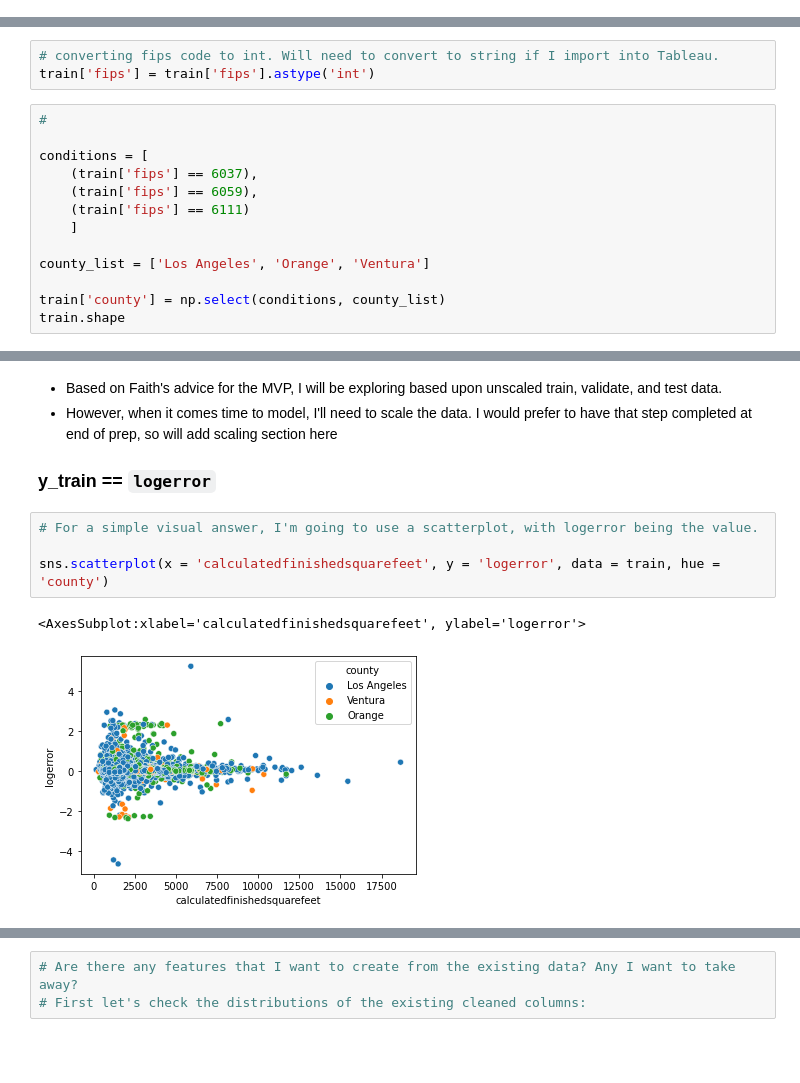
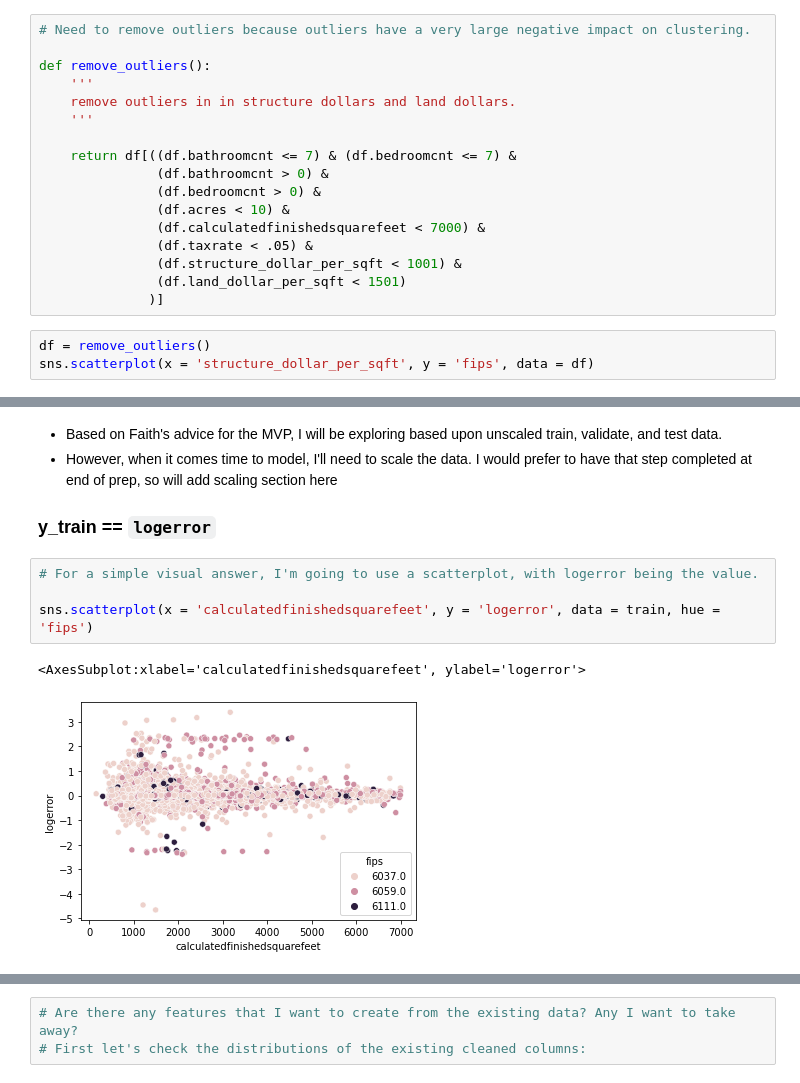
Before and after one commit to lukewbecker/clustering-project, a Jupyter notebook: zillow_mvp.ipynb, the cells around one changed output, grey strips where cells are left out. Drawn from its saved outputs; the diff is of its cells as text; blank space fills up the shorter version.

```diff
--- a/zillow_mvp.ipynb
+++ b/zillow_mvp.ipynb
@@ -145,0 +255,20 @@ df.head(2)
+# %%
+# Need to remove outliers because outliers have a very large negative impact on clustering.
+
+def remove_outliers():
+    '''
+    remove outliers in in structure dollars and land dollars.
+    '''
+
+    return df[((df.bathroomcnt <= 7) & (df.bedroomcnt <= 7) &
+               (df.bathroomcnt > 0) &
+               (df.bedroomcnt > 0) &
+               (df.acres < 10) &
+               (df.calculatedfinishedsquarefeet < 7000) &
+               (df.taxrate < .05) &
+               (df.structure_dollar_per_sqft < 1001) &
+               (df.land_dollar_per_sqft < 1501)
+              )]
+# %%
+df = remove_outliers()
+sns.scatterplot(x = 'structure_dollar_per_sqft', y = 'fips', data = df)
@@ -154,16 +371,0 @@ Shape of test df: (7837, 27)
-# %%
-# converting fips code to int. Will need to convert to string if I import into Tableau.
-train['fips'] = train['fips'].astype('int')
-# %%
-#
-
-conditions = [
-    (train['fips'] == 6037),
-    (train['fips'] == 6059),
-    (train['fips'] == 6111)
-    ]
-
-county_list = ['Los Angeles', 'Orange', 'Ventura']
-
-train['county'] = np.select(conditions, county_list)
-train.shape
@@ -231,7 +508,7 @@ dtype: int64
 # %%
 # For a simple visual answer, I'm going to use a scatterplot, with logerror being the value.
 
-sns.scatterplot(x = 'calculatedfinishedsquarefeet', y = 'logerror', data = train, hue = 'county')
+sns.scatterplot(x = 'calculatedfinishedsquarefeet', y = 'logerror', data = train, hue = 'fips')
 # %% [output]
 <AxesSubplot:xlabel='calculatedfinishedsquarefeet', ylabel='logerror'>
-[figure, old version]
+[figure, new version]
```
Also changed, not shown: parts of 84 cells of this notebook, 1 other file.
